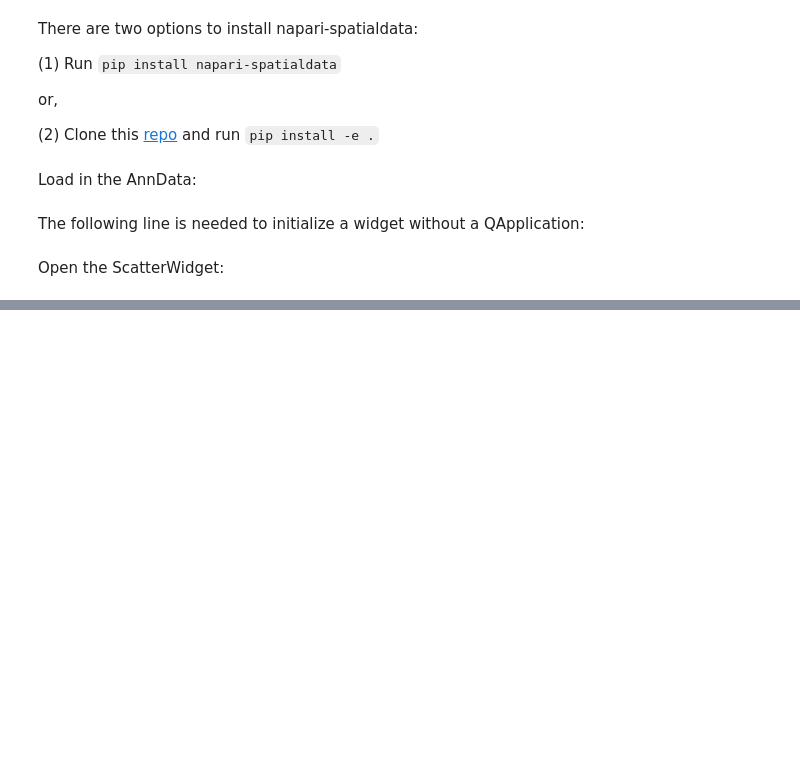
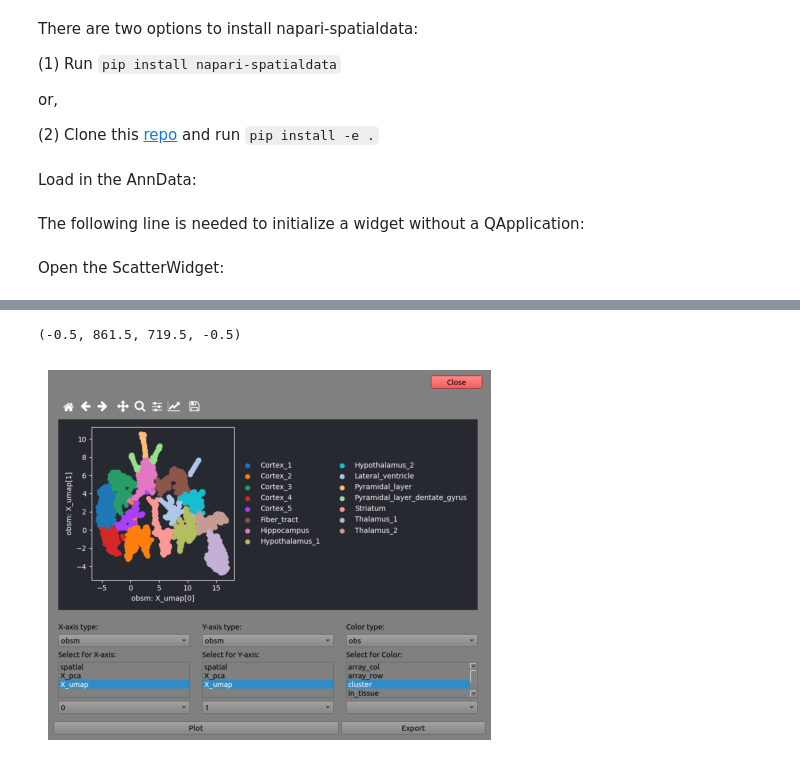
Before and after one commit to scverse/napari-spatialdata, a Jupyter notebook: docs/notebooks/scatterwidget.ipynb, the cells around one changed output, grey strips where cells are left out. Drawn from its saved outputs; the diff is of its cells as text; code cells hidden in the pictures; blank space fills up the shorter version.

```diff
--- a/docs/notebooks/scatterwidget.ipynb
+++ b/docs/notebooks/scatterwidget.ipynb
@@ -30,0 +48,6 @@ widget.show()
+# %%
+plt.imshow(widget.screenshot())
+plt.axis('off')
+# %% [output]
+(-0.5, 861.5, 719.5, -0.5)
+[figure, added]
```
Also changed, not shown: parts of 5 cells of this notebook, 1 other file.
